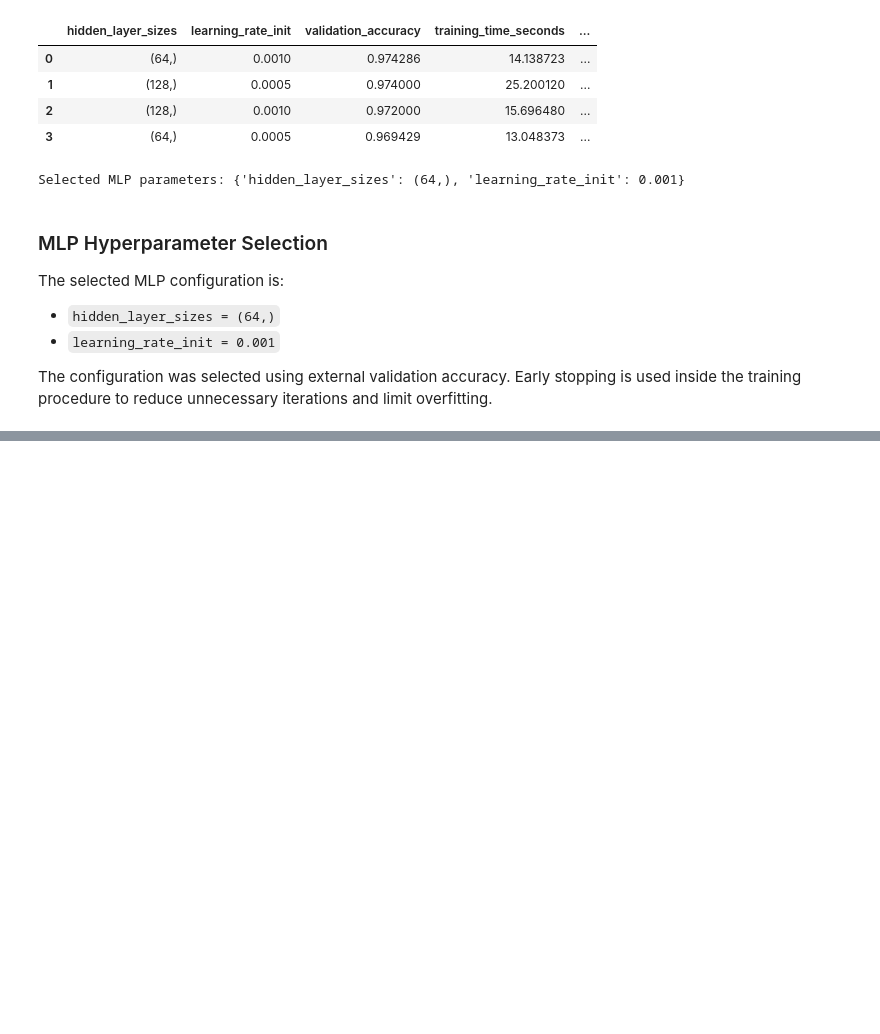
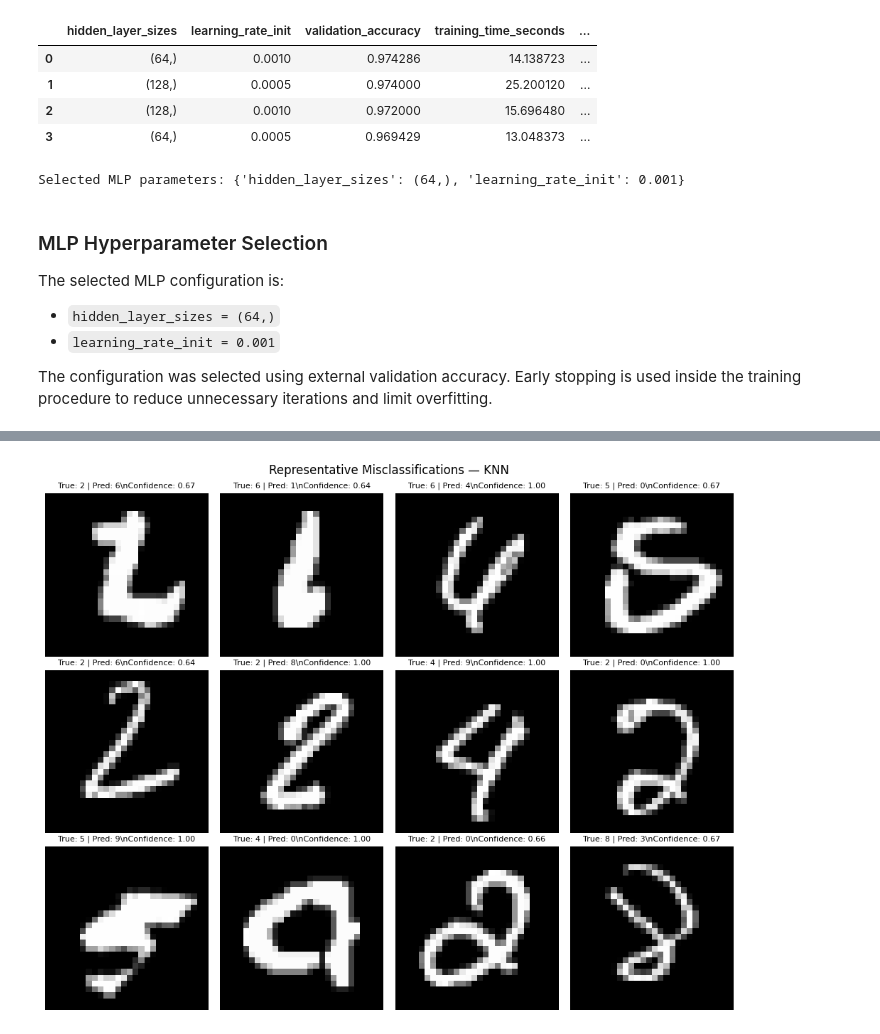
Before and after one commit to renan-leme/mnist-classification-SCTEC, a Jupyter notebook: mnist_classification_project.ipynb, the cells around one changed output, grey strips where cells are left out. Drawn from its saved outputs; the diff is of its cells as text; code cells hidden in the pictures; blank space fills up the shorter version.

```diff
--- a/mnist_classification_project.ipynb
+++ b/mnist_classification_project.ipynb
@@ -765,0 +1197,44 @@ The configuration was selected using external validation accuracy. Early stoppin
+# %%
+misclassified_indices = np.where(best_predictions != y_test)[0]
+
+if len(misclassified_indices) == 0:
+    print("No misclassified samples were found.")
+else:
+    number_to_show = min(12, len(misclassified_indices))
+    selected_error_indices = misclassified_indices[:number_to_show]
+
+    fig, axes = plt.subplots(3, 4, figsize=(10, 8))
+    axes = axes.ravel()
+
+    for ax in axes:
+        ax.axis("off")
+
+    probabilities = (
+        best_model.predict_proba(X_test[selected_error_indices])
+        if hasattr(best_model, "predict_proba")
+        else None
+    )
+
+    for plot_index, sample_index in enumerate(selected_error_indices):
+        image = X_test[sample_index].reshape(IMAGE_HEIGHT, IMAGE_WIDTH)
+        true_label = y_test[sample_index]
+        predicted_label = best_predictions[sample_index]
+
+        title = f"True: {true_label} | Pred: {predicted_label}"
+
+        if probabilities is not None:
+            confidence = probabilities[plot_index].max()
+            title += f"\\nConfidence: {confidence:.2f}"
+
+        axes[plot_index].imshow(image, cmap="gray")
+        axes[plot_index].set_title(title, fontsize=8)
+        axes[plot_index].axis("off")
+
+    fig.suptitle(f"Representative Misclassifications — {best_model_name}")
+    plt.tight_layout()
+
+    error_examples_path = MODEL_COMPARISON_DIR / "best_model_misclassifications.png"
+    fig.savefig(error_examples_path, dpi=150, bbox_inches="tight")
+    plt.show()
+# %% [output]
+[figure, added]
```
Also changed, not shown: parts of 17 cells of this notebook, 6 other files.
